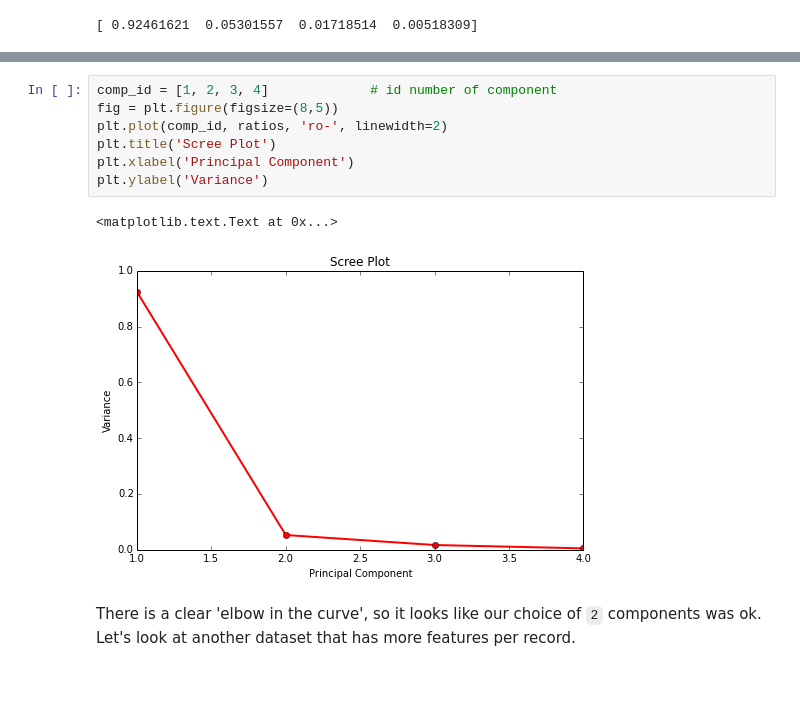
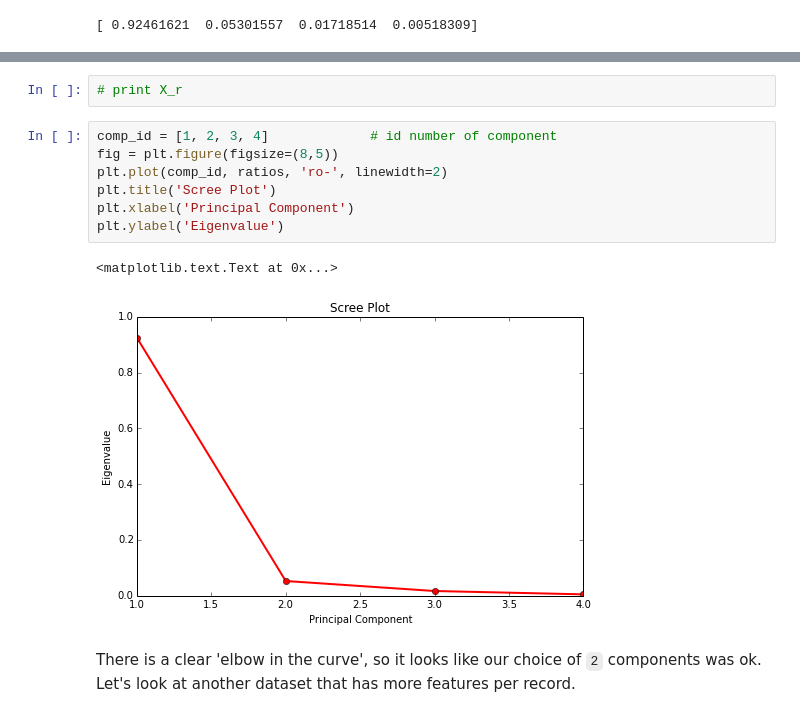
Before and after one commit to mike-tamir/GA_DAT7, a Jupyter notebook: DAT7 iPython notebooks/DAT7-lab3.2-Dim_reduction_and_PCA_sol.ipynb, the cells around one changed output, grey strips where cells are left out. Saved outputs shown, nothing was run; the diff lists cells and outputs as text; blank space fills up the shorter version.

```diff
--- a/DAT7 iPython notebooks/DAT7-lab3.2-Dim_reduction_and_PCA_sol.ipynb
+++ b/DAT7 iPython notebooks/DAT7-lab3.2-Dim_reduction_and_PCA_sol.ipynb
@@ -134,13 +72,15 @@ print X_r
+# %%
+# print X_r
 # %%
 comp_id = [1, 2, 3, 4]             # id number of component
 fig = plt.figure(figsize=(8,5))
 plt.plot(comp_id, ratios, 'ro-', linewidth=2)
 plt.title('Scree Plot')
 plt.xlabel('Principal Component')
-plt.ylabel('Variance')
+plt.ylabel('Eigenvalue')
 # %% [output]
 <matplotlib.text.Text at 0x...>
-[figure, old version]
+[figure, new version]
 # %% [markdown]
 There is a clear 'elbow in the curve', so it looks like our choice of `2` components was ok.  Let's look at another dataset that has more features per record.
 # %% [markdown]
```
Also changed, not shown: parts of 16 cells of this notebook, 25 other files.
